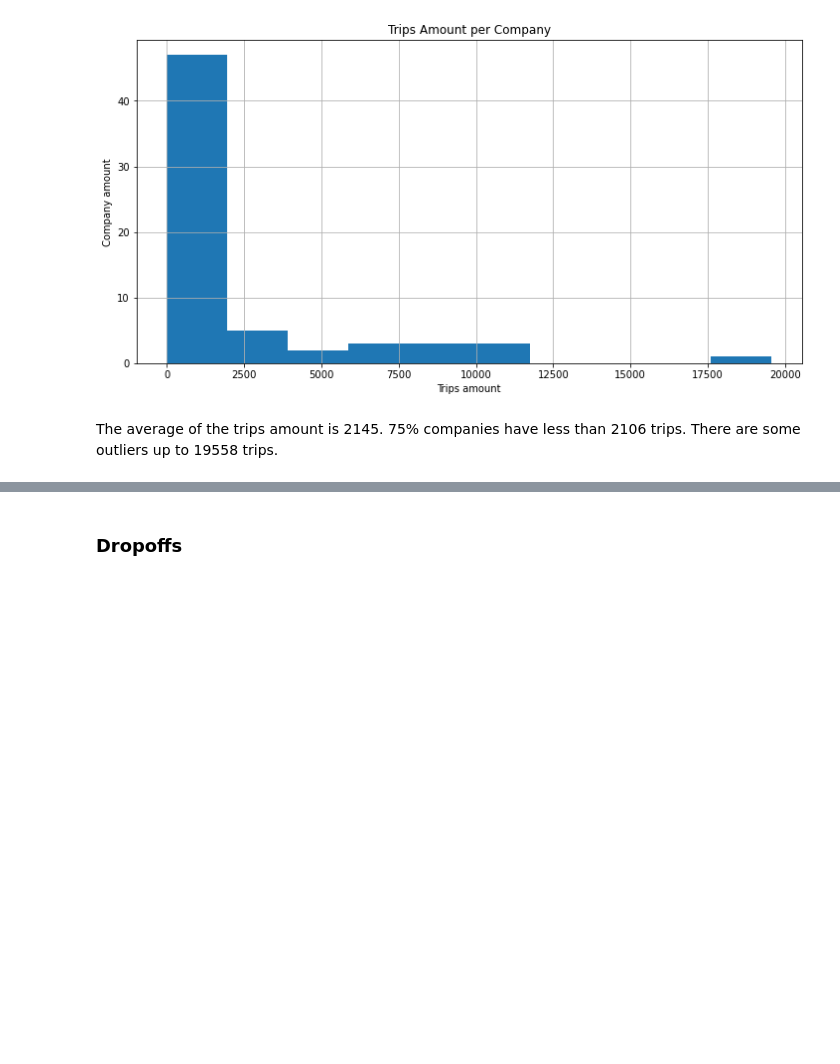
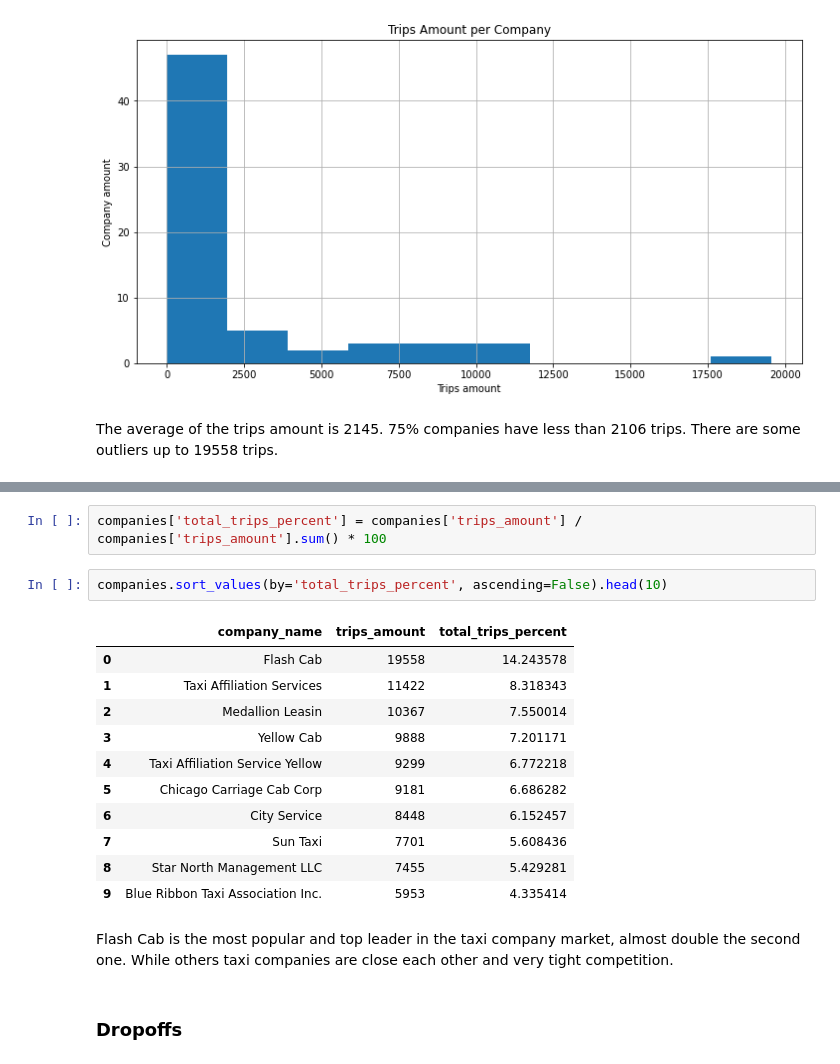
Before and after one commit to rainbowmoonlight/Yandex_Practicum_Projects, a Jupyter notebook: 05 Ride-Sharing Zuber Analysis - In Progress/Ride-Sharing Zuber Analysis.ipynb, the cells around one changed output, grey strips where cells are left out. Drawn from its saved outputs; the diff is of its cells as text; blank space fills up the shorter version.

```diff
--- a/05 Ride-Sharing Zuber Analysis - In Progress/Ride-Sharing Zuber Analysis.ipynb
+++ b/05 Ride-Sharing Zuber Analysis - In Progress/Ride-Sharing Zuber Analysis.ipynb
@@ -411,3 +457,21 @@ The average of the trips amount is 2145. 75% companies have less than 2106 trips
+# %%
+companies['total_trips_percent'] = companies['trips_amount'] / companies['trips_amount'].sum() * 100
+# %%
+companies.sort_values(by='total_trips_percent', ascending=False).head(10)
+# %% [output]
+|  | company_name | trips_amount | total_trips_percent |
+| 0 | Flash Cab | 19558 | 14.243578 |
+| 1 | Taxi Affiliation Services | 11422 | 8.318343 |
+| 2 | Medallion Leasin | 10367 | 7.550014 |
+| 3 | Yellow Cab | 9888 | 7.201171 |
+| 4 | Taxi Affiliation Service Yellow | 9299 | 6.772218 |
+| 5 | Chicago Carriage Cab Corp | 9181 | 6.686282 |
+| 6 | City Service | 8448 | 6.152457 |
+| 7 | Sun Taxi | 7701 | 5.608436 |
+| 8 | Star North Management LLC | 7455 | 5.429281 |
+| 9 | Blue Ribbon Taxi Association Inc. | 5953 | 4.335414 |
+# %% [markdown]
+Flash Cab is the most popular and top leader in the taxi company market, almost double the second one. While others taxi companies are close each other and very tight competition.
 # %% [markdown]
 ### Dropoffs
 # %%
```
Also changed, not shown: parts of 35 cells of this notebook.
